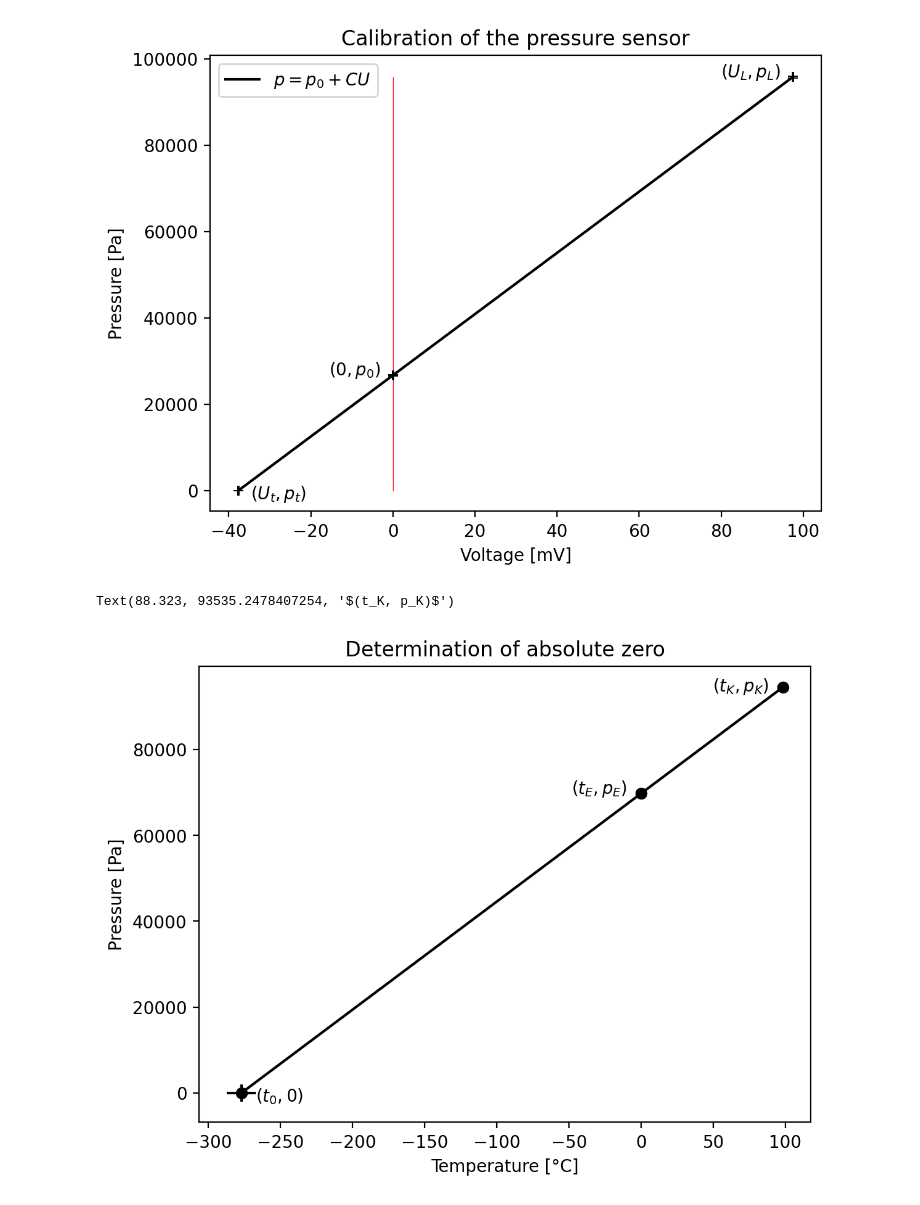
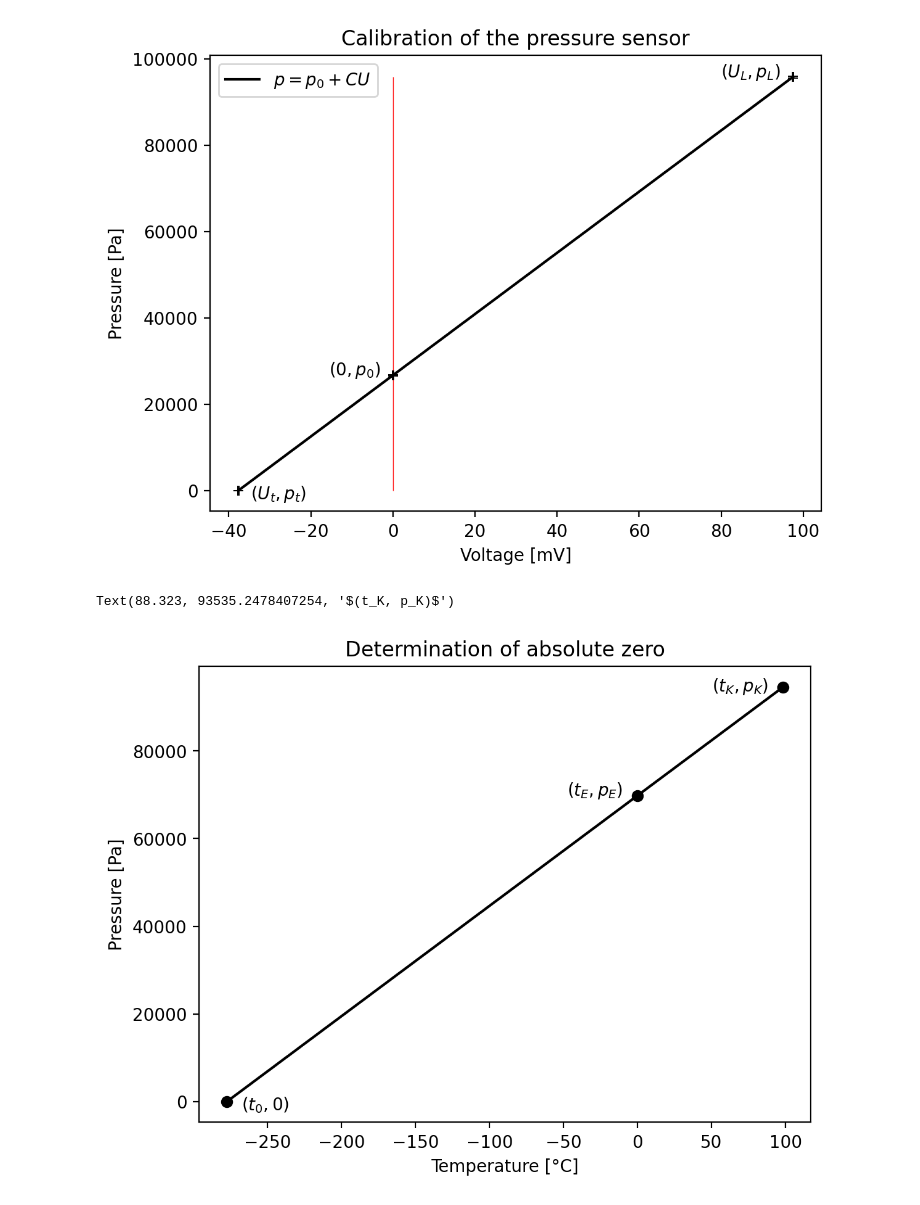
Before and after one commit to Noothless/Physik-Absolute-Zero, a Jupyter notebook: calculations/calculations.ipynb, the cells around one changed output. Drawn from its saved outputs; the diff is of its cells as text; code cells hidden in the pictures.

```diff
--- a/calculations/calculations.ipynb
+++ b/calculations/calculations.ipynb
@@ -169,21 +169,20 @@ plt.legend()
 # %%
 fig,ax1 = plt.subplots(dpi=dpi)
 
 dlta_p_E = 176.6 #Pa
 dlta_p_K = 196.1 #Pa
 
 ax1.set_title('Determination of absolute zero')
 ax1.set_xlabel('Temperature [°C]')
 ax1.set_ylabel('Pressure [Pa]')
 
 P = [0, p_E, p_K]
 T = [t_0a, t_E, t_K]
 
 ax1.plot(T,P,c='black',linestyle='-', marker = 'o', label = 'adapt')
-ax1.errorbar(T[0], P[0], xerr = 10, yerr = 2000, ecolor = "black")
 ax1.annotate("$(t_0, 0)$", (T[0] + 10, P[0] - 2000))
 ax1.annotate("$(t_E, p_E)$", (T[1] - 10, P[1]), horizontalalignment='right')
 ax1.annotate("$(t_K, p_K)$", (T[2] - 10, P[2] - 1000), horizontalalignment='right')
 # %% [output]
 Text(88.323, 93535.2478407254, '$(t_K, p_K)$')
-[figure, old version]
+[figure, new version]
```
Also changed, not shown: parts of 1 cell of this notebook, 7 other files.
